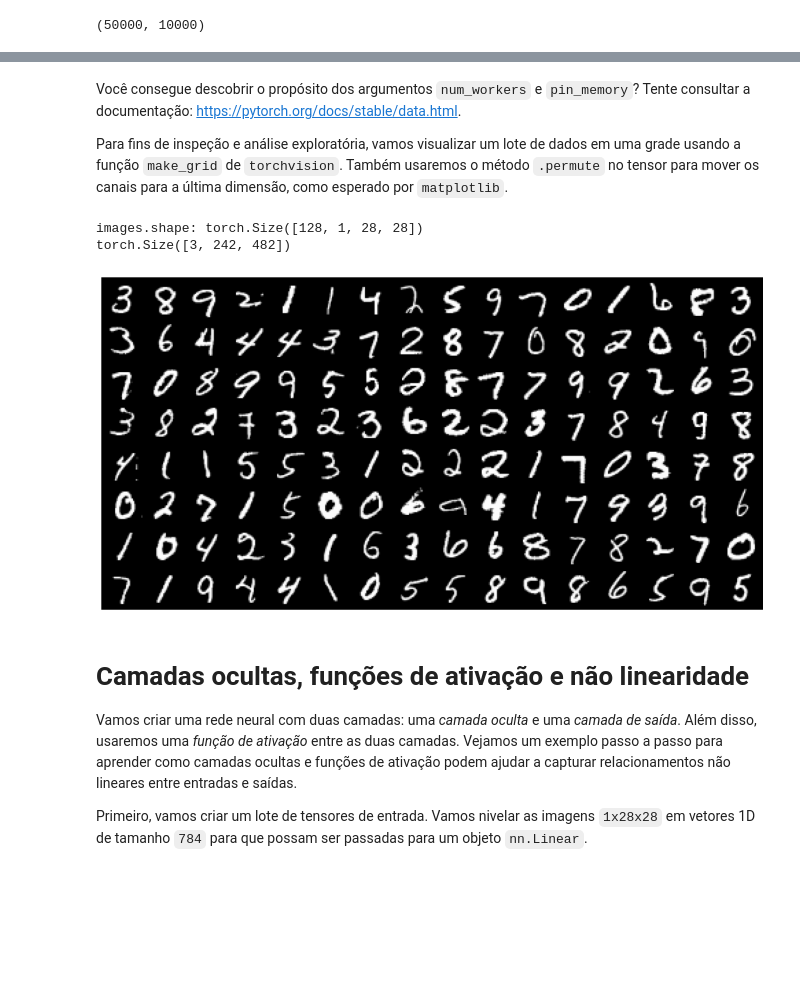
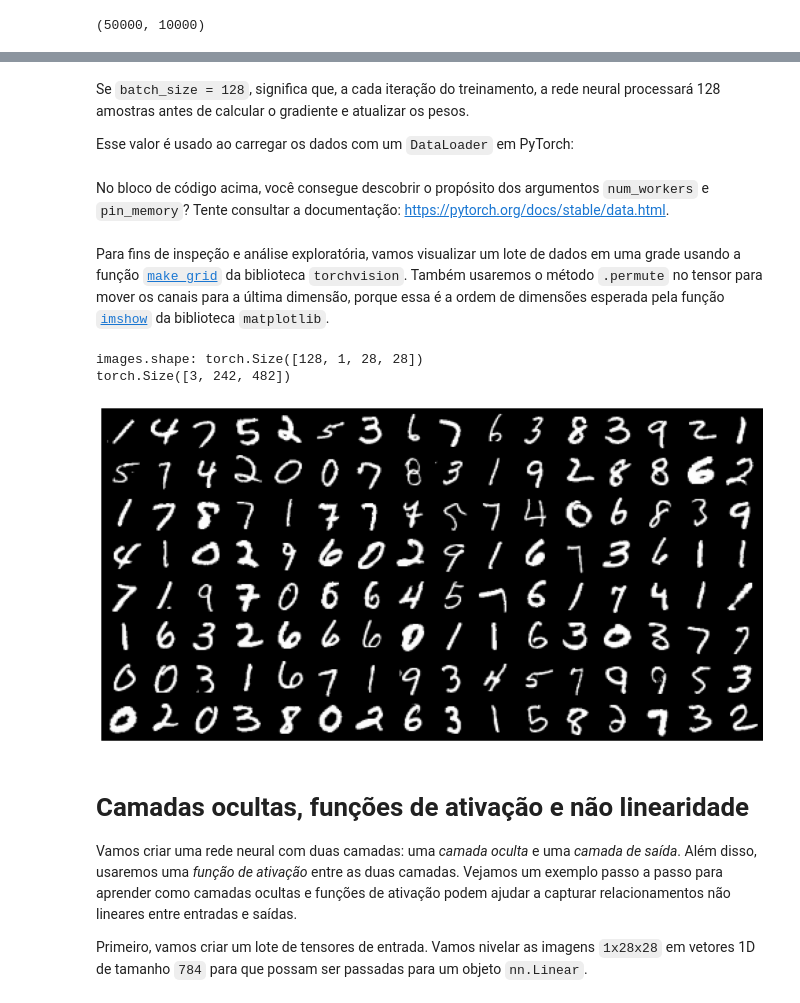
Before and after one commit to AILAB-CEFET-RJ/cic1205, a Jupyter notebook: notebooks/DL/DL03-mlp.ipynb, the cells around one changed output, grey strips where cells are left out. Saved outputs shown, nothing was run; the diff lists cells and outputs as text; code cells hidden in the pictures; blank space fills up the shorter version.

```diff
--- a/notebooks/DL/DL03-mlp.ipynb
+++ b/notebooks/DL/DL03-mlp.ipynb
@@ -103,24 +105,29 @@ Agora podemos criar carregadores de dados PyTorch para treinamento e validação
 # %%
 batch_size = 128
+# %% [markdown]
+Se `batch_size = 128`, significa que, a cada iteração do treinamento, a rede neural processará 128 amostras antes de calcular o gradiente e atualizar os pesos.
+
+Esse valor é usado ao carregar os dados com um `DataLoader` em PyTorch:
 # %%
 train_loader = DataLoader(train_ds, batch_size, shuffle=True, num_workers=2, pin_memory=True)
 val_loader = DataLoader(val_ds, batch_size*2, num_workers=2, pin_memory=True)
+# %% [markdown]
+No bloco de código acima, você consegue descobrir o propósito dos argumentos `num_workers` e `pin_memory`? Tente consultar a documentação: https://pytorch.org/docs/stable/data.html.
 # %% [markdown]
-Você consegue descobrir o propósito dos argumentos `num_workers` e `pin_memory`? Tente consultar a documentação: https://pytorch.org/docs/stable/data.html.
-
-Para fins de inspeção e análise exploratória, vamos visualizar um lote de dados em uma grade usando a função `make_grid` de `torchvision`. Também usaremos o método `.permute` no tensor para mover os canais para a última dimensão, como esperado por `matplotlib`.
+Para fins de inspeção e análise exploratória, vamos visualizar um lote de dados em uma grade usando a função [`make_grid`](https://pytorch.org/vision/main/generated/torchvision.utils.make_grid.html) da biblioteca `torchvision`. Também usaremos o método `.permute` no tensor para mover os canais para a última dimensão, porque essa é a ordem de dimensões esperada pela função [`imshow`](https://matplotlib.org/stable/api/_as_gen/matplotlib.pyplot.imshow.html) da biblioteca `matplotlib`.
 # %%
 for images, _ in train_loader:
     print('images.shape:', images.shape)
     plt.figure(figsize=(16,8))
     plt.axis('off')
-    print(make_grid(images, nrow=16).shape)
-    plt.imshow(make_grid(images, nrow=16).permute((1, 2, 0)))
+    img_grid = make_grid(images, nrow=16)
+    print(img_grid.shape)
+    plt.imshow(img_grid.permute((1, 2, 0)))
     break
 # %% [output]
 images.shape: torch.Size([128, 1, 28, 28])
 torch.Size([3, 242, 482])
-[figure, old version]
+[figure, new version]
 # %% [markdown]
 # Camadas ocultas, funções de ativação e não linearidade
 
```
Also changed, not shown: parts of 19 cells of this notebook.
